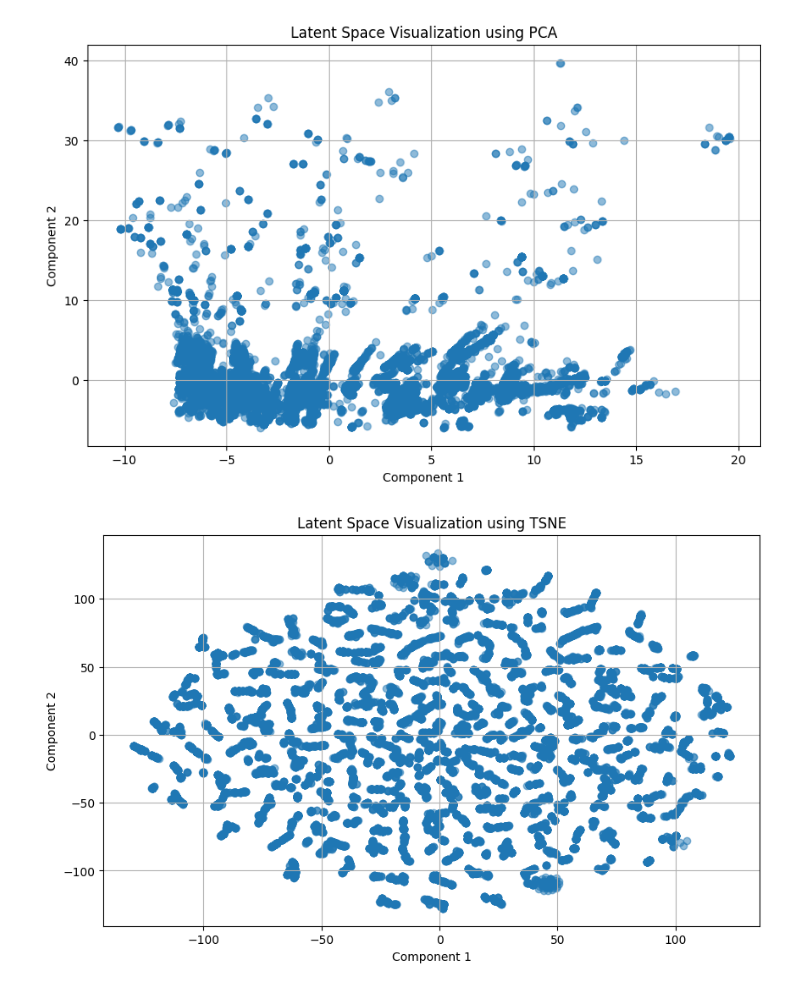
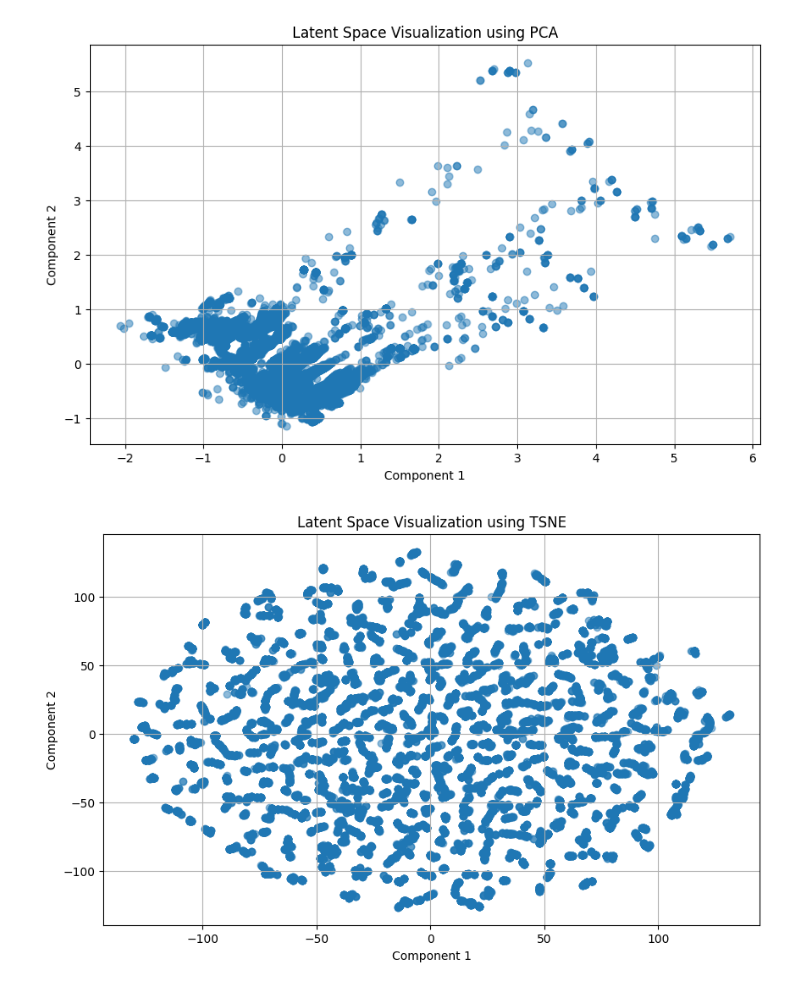
Before and after one commit to vishals25/hornbill-suitability-analysis-using-autoencoders, a Jupyter notebook: 6A_Auto_encoders.ipynb, the cells around one changed output. Drawn from its saved outputs; the diff is of its cells as text; code cells hidden in the pictures.

```diff
--- a/6A_Auto_encoders.ipynb
+++ b/6A_Auto_encoders.ipynb
@@ -4,43 +4,61 @@ import numpy as np
 import tensorflow as tf
 from sklearn.preprocessing import StandardScaler
 from sklearn.model_selection import train_test_split
-from sklearn.metrics import mean_squared_error, mean_absolute_error, r2_score
 import os
 import pickle
 import matplotlib.pyplot as plt
-import logging
 from sklearn.decomposition import PCA
 from sklearn.manifold import TSNE
 
 def create_comprehensive_autoencoder(input_dim):
+    """Create a more complex autoencoder with additional layers and regularization"""
     input_layer = tf.keras.layers.Input(shape=(input_dim,))
 
-    # Encoder
-    encoded = tf.keras.layers.Dense(128, activation='leaky_relu')(input_layer)
+    # More complex encoder
+    encoded = tf.keras.layers.Dense(256, activation='leaky_relu',
+                                     kernel_regularizer=tf.keras.regularizers.l2(0.001))(input_layer)
     encoded = tf.keras.layers.BatchNormalization()(encoded)
-    encoded = tf.keras.layers.Dropout(0.2)(encoded)
+    encoded = tf.keras.layers.Dropout(0.3)(encoded)
 
-    encoded = tf.keras.layers.Dense(64, activation='leaky_relu')(encoded)
+    encoded = tf.keras.layers.Dense(128, activation='leaky_relu',
+                                     kernel_regularizer=tf.keras.regularizers.l2(0.001))(encoded)
     encoded = tf.keras.layers.BatchNormalization()(encoded)
-    encoded = tf.keras.layers.Dropout(0.2)(encoded)
+    encoded = tf.keras.layers.Dropout(0.3)(encoded)
 
-    bottleneck = tf.keras.layers.Dense(32, activation='leaky_relu', name='latent_space')(encoded)
+    encoded = tf.keras.layers.Dense(64, activation='leaky_relu',
+                                     kernel_regularizer=tf.keras.regularizers.l2(0.001))(encoded)
+    encoded = tf.keras.layers.BatchNormalization()(encoded)
+    encoded = tf.keras.layers.Dropout(0.3)(encoded)
 
-    # Decoder
-    decoded = tf.keras.layers.Dense(64, activation='leaky_relu')(bottleneck)
+    # Bottleneck layer
+    bottleneck = tf.keras.layers.Dense(32, activation='leaky_relu',
+                                        name='latent_space',
+                                        kernel_regularizer=tf.keras.regularizers.l2(0.001))(encoded)
+
+    # Decoder with symmetrical structure
+    decoded = tf.keras.layers.Dense(64, activation='leaky_relu',
+                                     kernel_regularizer=tf.keras.regularizers.l2(0.001))(bottleneck)
     decoded = tf.keras.layers.BatchNormalization()(decoded)
-    decoded = tf.keras.layers.Dropout(0.2)(decoded)
+    decoded = tf.keras.layers.Dropout(0.3)(decoded)
 
-    decoded = tf.keras.layers.Dense(128, activation='leaky_relu')(decoded)
+    decoded = tf.keras.layers.Dense(128, activation='leaky_relu',
+                                     kernel_regularizer=tf.keras.regularizers.l2(0.001))(decoded)
     decoded = tf.keras.layers.BatchNormalization()(decoded)
-    decoded = tf.keras.layers.Dropout(0.2)(decoded)
+    decoded = tf.keras.layers.Dropout(0.3)(decoded)
+
+    decoded = tf.keras.layers.Dense(256, activation='leaky_relu',
+                                     kernel_regularizer=tf.keras.regularizers.l2(0.001))(decoded)
+    decoded = tf.keras.layers.BatchNormalization()(decoded)
+    decoded = tf.keras.layers.Dropout(0.3)(decoded)
 
     output_layer = tf.keras.layers.Dense(input_dim, activation='linear')(decoded)
 
     autoencoder = tf.keras.Model(input_layer, output_layer)
     encoder = tf.keras.Model(input_layer, bottleneck)
-    autoencoder.compile(optimizer=tf.keras.optimizers.Adam(learning_rate=0.001), loss='mse')
+
+    autoencoder.compile(optimizer=tf.keras.optimizers.Adam(learning_rate=0.0005), loss='mse')
     return autoencoder, encoder
+
 
 def visualize_latent_space(latent_vectors, method='pca'):
     if method == 'pca':
@@ -273,7 +291,7 @@ def main():
     df = pd.read_excel("og.xlsx")
 
     # Remove rows with any empty values
-    df=df[0:17500]
+    # df=df[0:17500]
     df = df.dropna()
 
     # Train comprehensive model
@@ -304,5 +322,5 @@ Saved scaler to models/comprehensive_scaler.pkl
-[figure, old version]
+[figure, new version]
-[figure, old version]
+[figure, new version]
 # %%
 import numpy as np
 import pandas as pd
```
Also changed, not shown: parts of 5 cells of this notebook, 32 other files.
